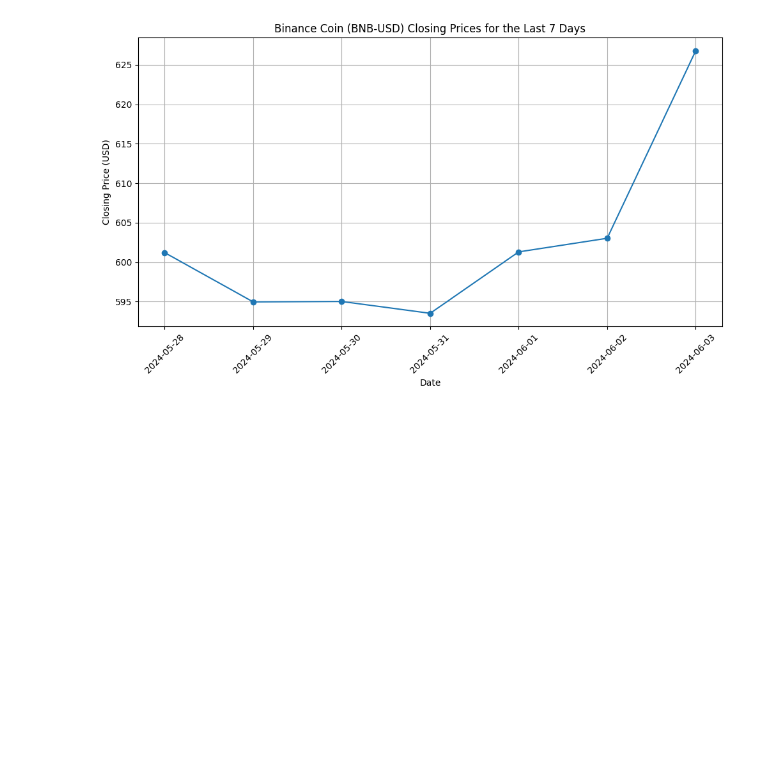
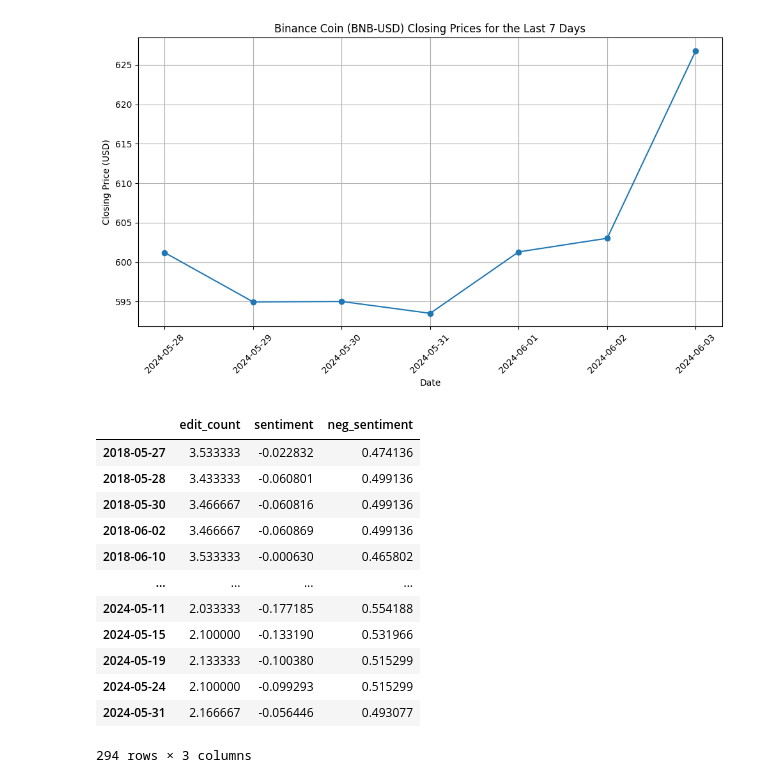
Before and after one commit to SWAGATSWAROOP/HackBrokers, a Jupyter notebook: backend-python/Dataset collection/BNB/BNB.ipynb, the cells around one changed output. Saved outputs shown, nothing was run; the diff lists cells and outputs as text; code cells hidden in the pictures; blank space fills up the shorter version.

```diff
--- a/backend-python/Dataset collection/BNB/BNB.ipynb
+++ b/backend-python/Dataset collection/BNB/BNB.ipynb
@@ -45,3 +45,20 @@ plt.tight_layout()
 plt.show()
 # %% [output]
 [figure]
+# %%
+wiki = pd.read_csv("binance_sentiment.csv", index_col=0, parse_dates=True)
+wiki
+# %% [output]
+|  | edit_count | sentiment | neg_sentiment |
+| 2018-05-27 | 3.533333 | -0.022832 | 0.474136 |
+| 2018-05-28 | 3.433333 | -0.060801 | 0.499136 |
+| 2018-05-30 | 3.466667 | -0.060816 | 0.499136 |
+| 2018-06-02 | 3.466667 | -0.060869 | 0.499136 |
+| 2018-06-10 | 3.533333 | -0.000630 | 0.465802 |
+| ... | ... | ... | ... |
+| 2024-05-11 | 2.033333 | -0.177185 | 0.554188 |
+| 2024-05-15 | 2.100000 | -0.133190 | 0.531966 |
+| 2024-05-19 | 2.133333 | -0.100380 | 0.515299 |
+| 2024-05-24 | 2.100000 | -0.099293 | 0.515299 |
+| 2024-05-31 | 2.166667 | -0.056446 | 0.493077 |
+294 rows × 3 columns
```
Also changed, not shown: parts of 3 cells of this notebook, 18 other files.
